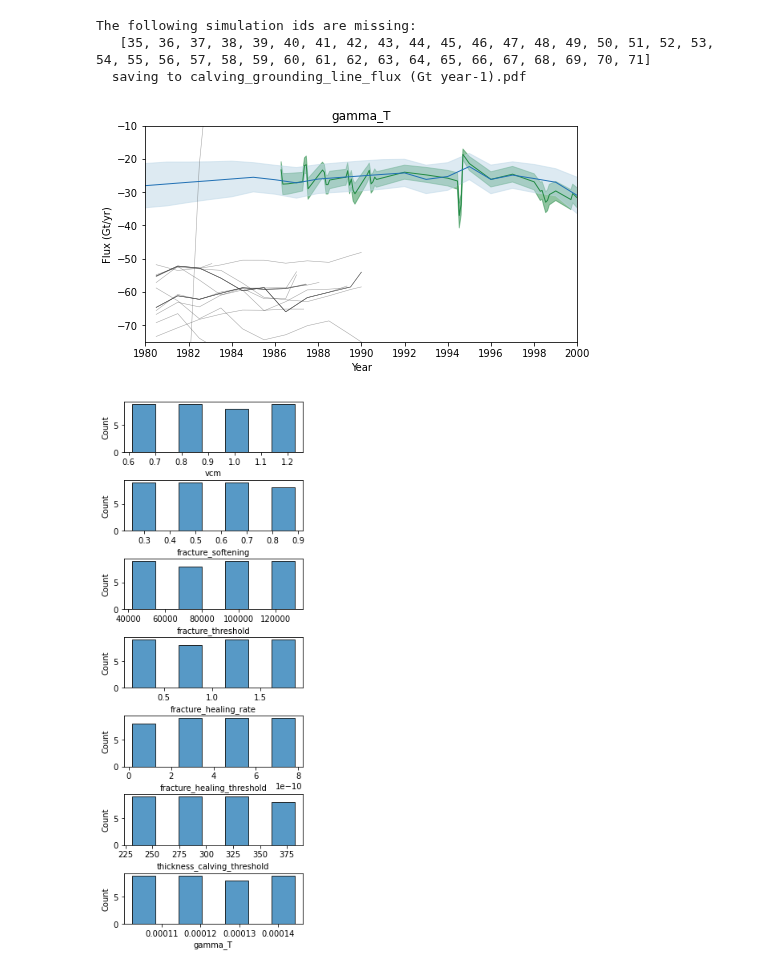
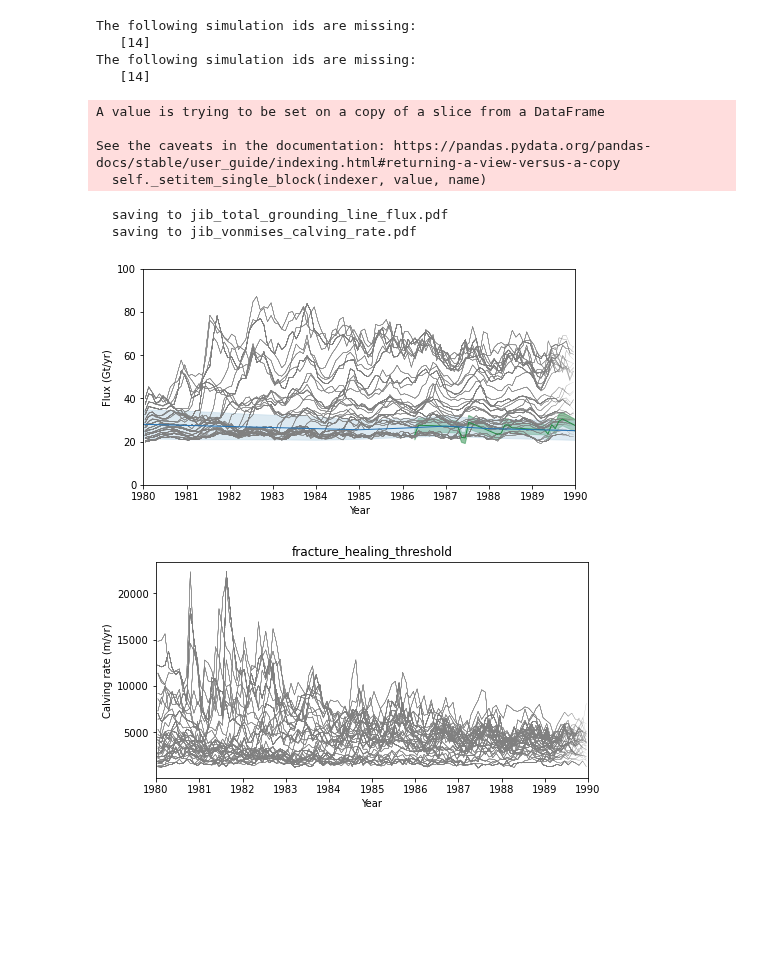
Before and after one commit to pism/pism-greenland, a Jupyter notebook: notebooks/jib_analysis.ipynb, the cells around one changed output. Drawn from its saved outputs; the diff is of its cells as text; code cells hidden in the pictures; blank space fills up the shorter version.

```diff
--- a/notebooks/jib_analysis.ipynb
+++ b/notebooks/jib_analysis.ipynb
@@ -128,10 +35,17 @@ for k, p_var in enumerate(param_names):
 # %%
 !open *pdf
 # %%
-run ../util/analyze_csv.py --smoothing_length 1 --variable "grounding_line_flux (Gt year-1)"  --ensemble_file ../historical/2021_12_fractures_test/uq/jib_fractures_test.csv ../historical/2021_12_fractures_test/csv/scalar_ts.csv
+run ../util/analyze_csv.py --smoothing_length 13 --variable "total_grounding_line_flux (Gt year-1)"  --ensemble_file ../historical/2021_12_fractures_narrow/uq/jib_fractures_narrow.csv --sum_file ../historical/2021_12_fractures_narrow/csv/fldsum_ts.csv --mean_file ../historical/2021_12_fractures_narrow/csv/fldmean_ts.csv
 # %% [output]
 The following simulation ids are missing:
-   [35, 36, 37, 38, 39, 40, 41, 42, 43, 44, 45, 46, 47, 48, 49, 50, 51, 52, 53, 54, 55, 56, 57, 58, 59, 60, 61, 62, 63, 64, 65, 66, 67, 68, 69, 70, 71]
-  saving to calving_grounding_line_flux (Gt year-1).pdf
+   [14]
+The following simulation ids are missing:
+   [14]
+A value is trying to be set on a copy of a slice from a DataFrame
+
+See the caveats in the documentation: https://pandas.pydata.org/pandas-docs/stable/user_guide/indexing.html#returning-a-view-versus-a-copy
+  self._setitem_single_block(indexer, value, name)
+  saving to jib_total_grounding_line_flux.pdf
+  saving to jib_vonmises_calving_rate.pdf
-[figure, old version]
+[figure, new version]
-[figure, old version]
+[figure, new version]
```
Also changed, not shown: parts of 37 cells of this notebook, 5 other files.
